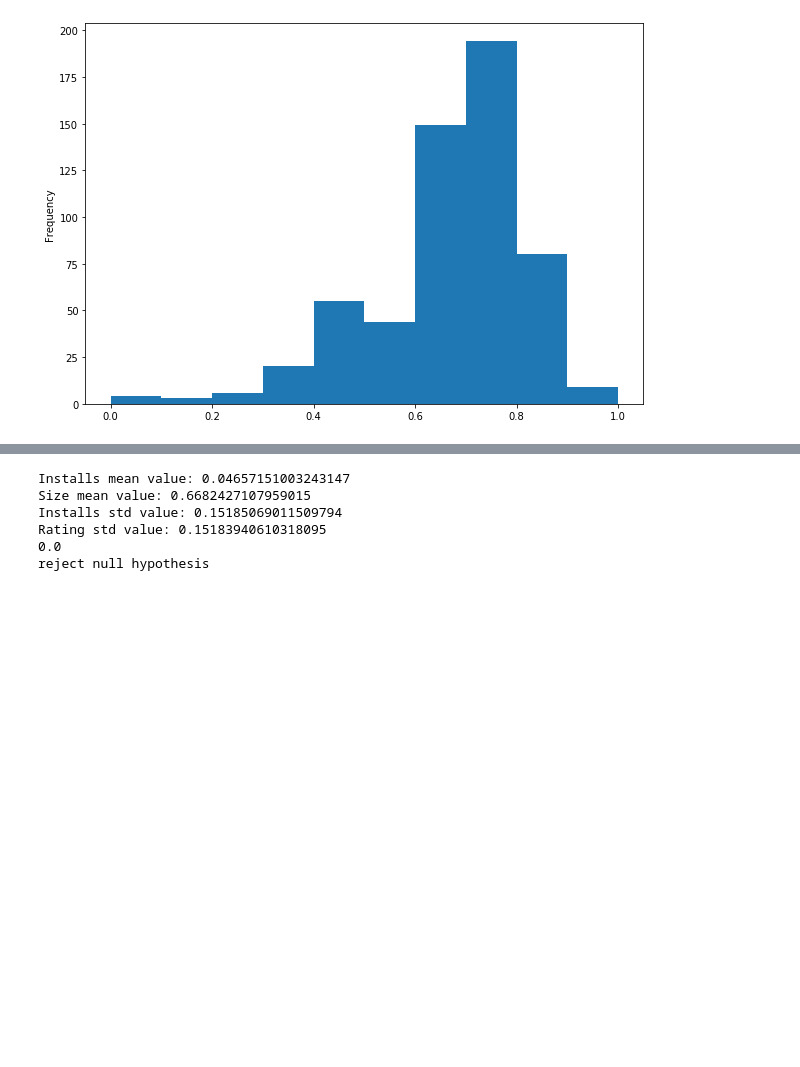
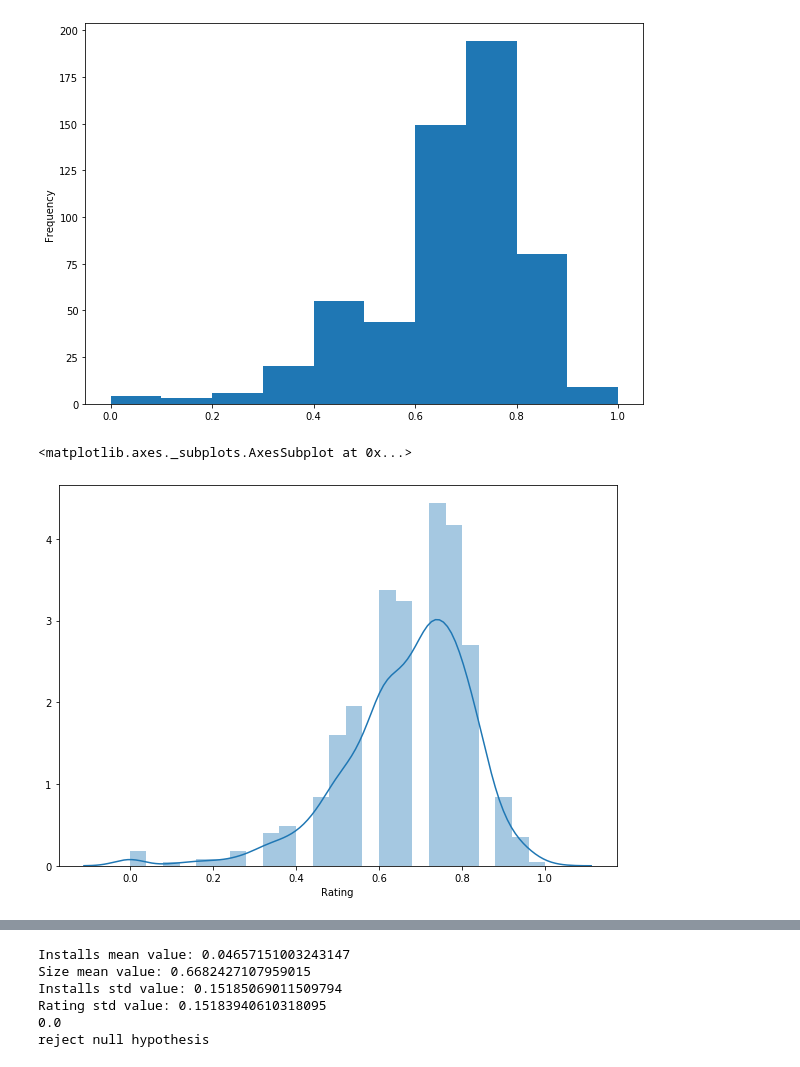
Before and after one commit to manasapesu/GooglePlayStoreApps, a Jupyter notebook: Code.ipynb, the cells around one changed output, grey strips where cells are left out. Drawn from its saved outputs; the diff is of its cells as text; code cells hidden in the pictures; blank space fills up the shorter version.

```diff
--- a/Code.ipynb
+++ b/Code.ipynb
@@ -219,5 +219,13 @@ df['Rating'].plot.hist()
 # %% [output]
 <matplotlib.axes._subplots.AxesSubplot at 0x...>
 [figure]
+# %%
+import numpy as np
+import seaborn as sns
+
+sns.distplot(df['Rating'])
+# %% [output]
+<matplotlib.axes._subplots.AxesSubplot at 0x...>
+[figure, added]
 # %%
 df['Reviews'].plot.bar()
```
Also changed, not shown: parts of 7 cells of this notebook.
